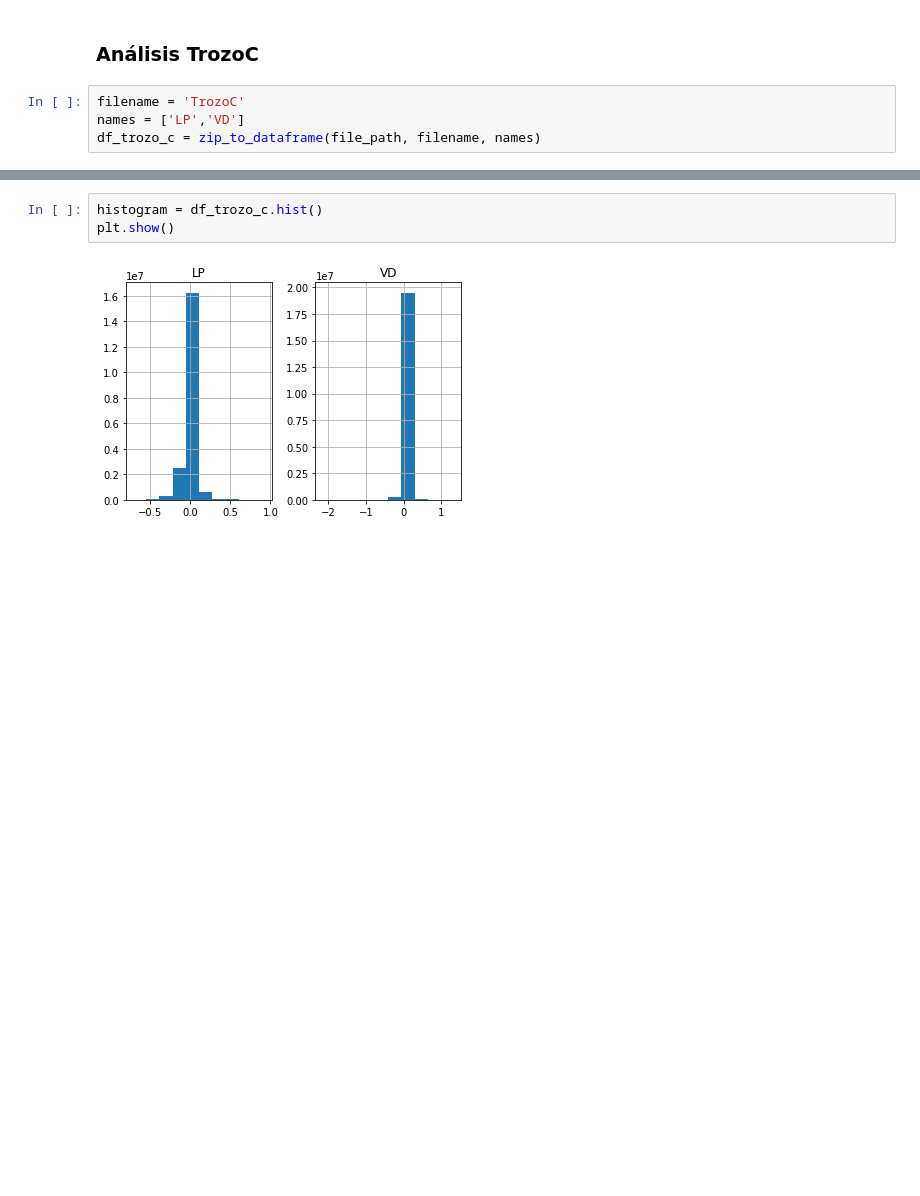
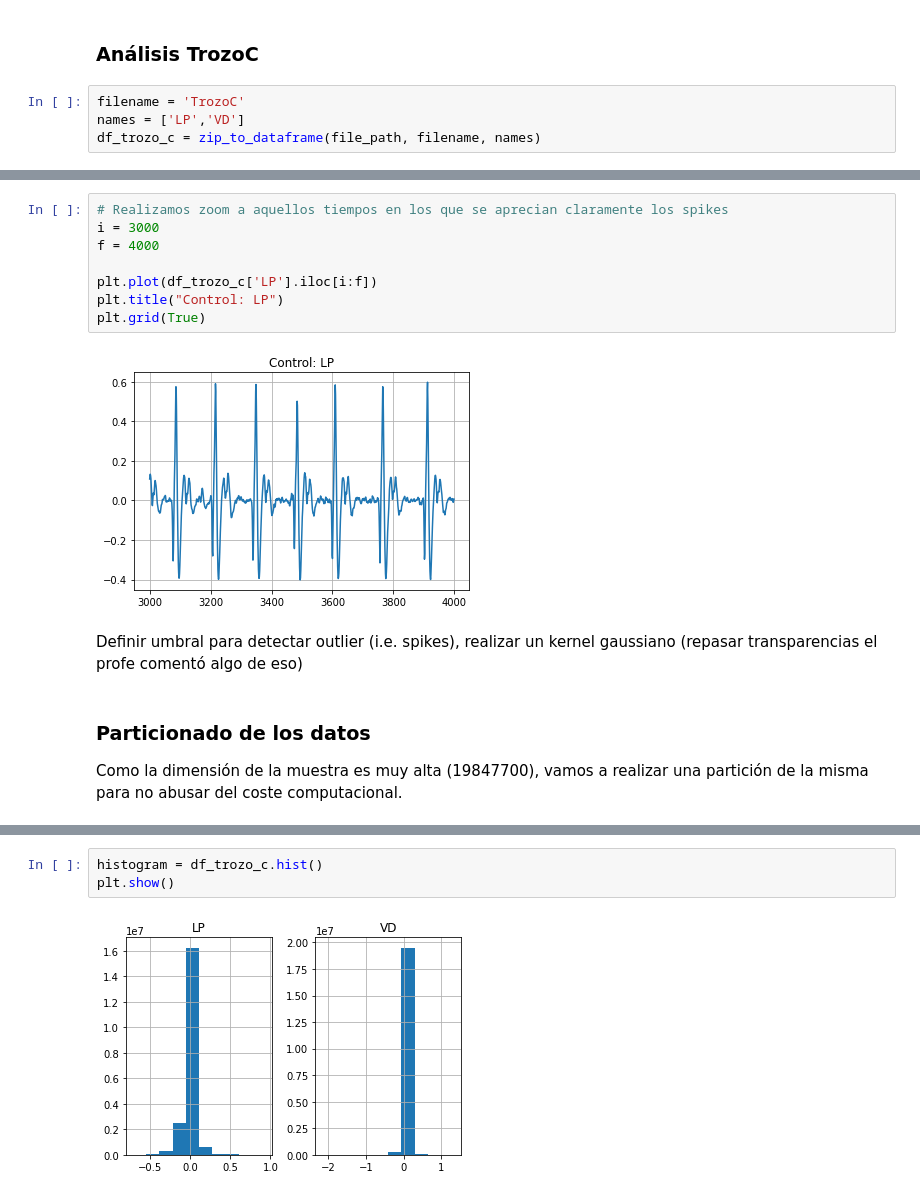
Before and after one commit to glorelvalle/mucd-mg, a Jupyter notebook: ti/anaslisis_datos.ipynb, the cells around one changed output, grey strips where cells are left out. Cells and saved outputs as stored; diff of their text form; blank space fills up the shorter version.

```diff
--- a/ti/anaslisis_datos.ipynb
+++ b/ti/anaslisis_datos.ipynb
@@ -42,0 +71,16 @@ Number of samples per channel =  19847700
+# %%
+# Realizamos zoom a aquellos tiempos en los que se aprecian claramente los spikes
+i = 3000
+f = 4000
+
+plt.plot(df_trozo_c['LP'].iloc[i:f])
+plt.title("Control: LP")
+plt.grid(True)
+# %% [output]
+[figure, added]
+# %% [markdown]
+Definir umbral para detectar outlier (i.e. spikes), realizar un kernel gaussiano (repasar transparencias el profe comentó algo de eso)
+# %% [markdown]
+### Particionado de los datos
+
+Como la dimensión de la muestra es muy alta (19847700), vamos a realizar una partición de la misma para no abusar del coste computacional.
```
Also changed, not shown: parts of 25 cells of this notebook.
